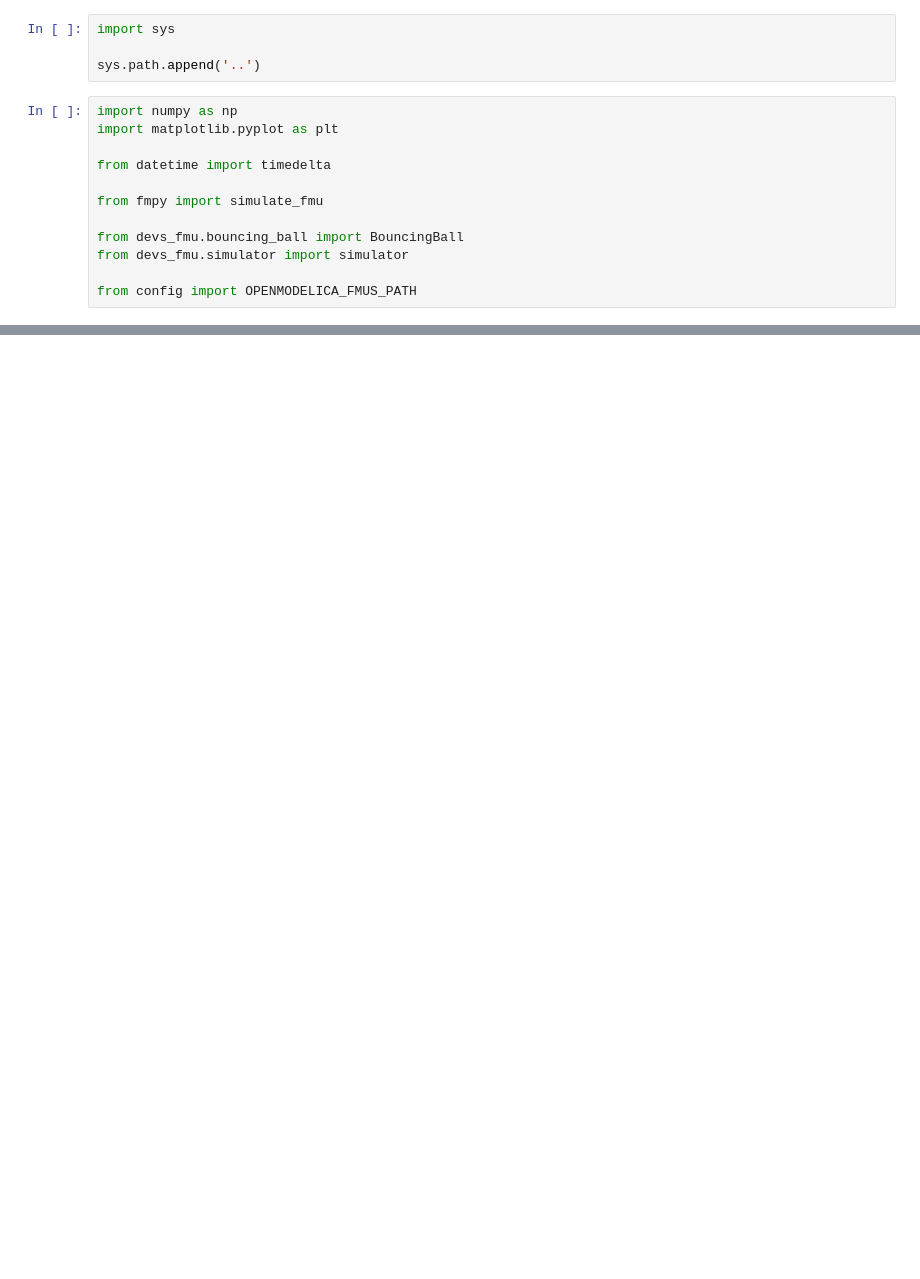
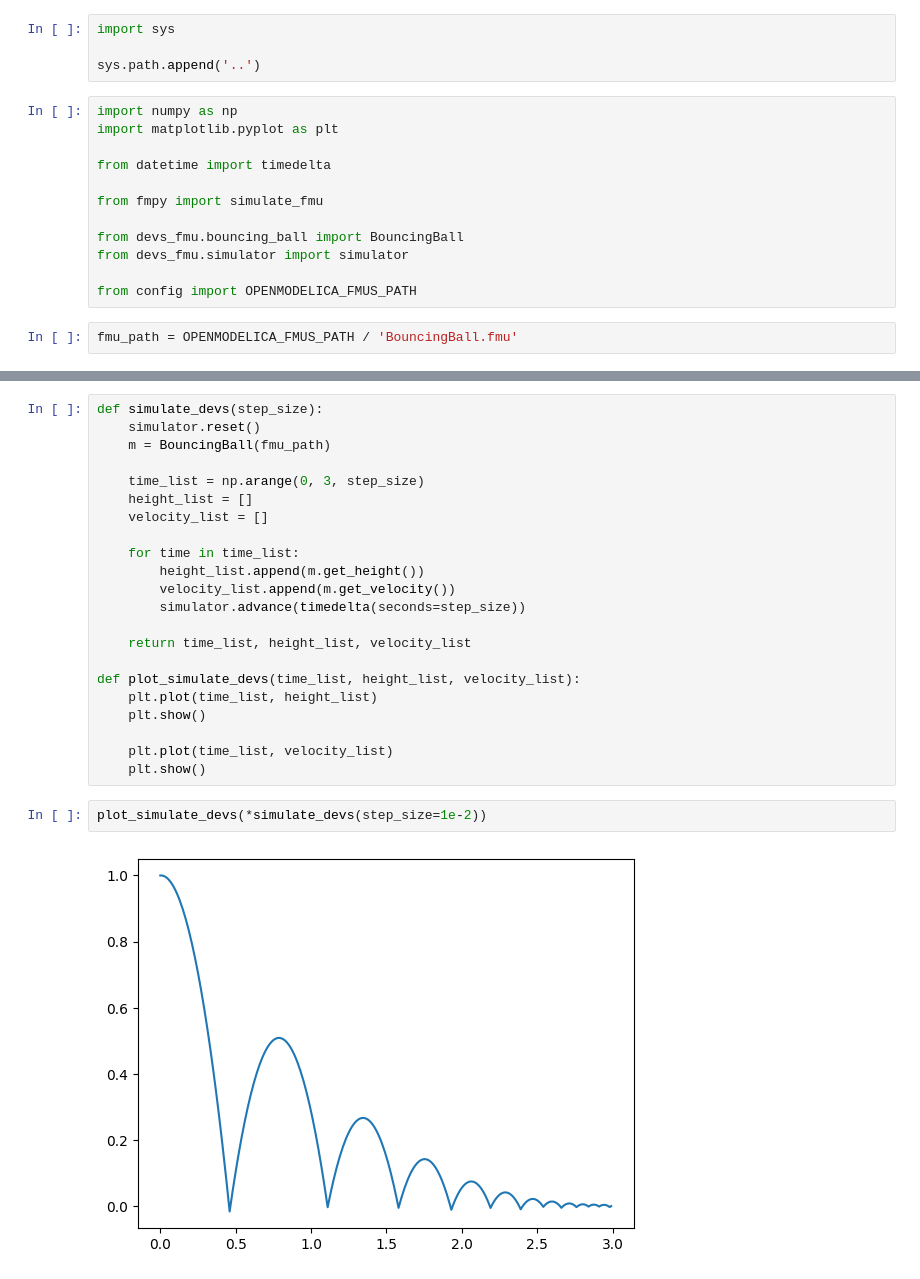
Before and after one commit to lbm98/devs-fmu, a Jupyter notebook: notebooks/openmodelica-fmu.ipynb, the cells around one changed output, grey strips where cells are left out. Cells and saved outputs as stored; diff of their text form; blank space fills up the shorter version.

```diff
--- a/notebooks/openmodelica-fmu.ipynb
+++ b/notebooks/openmodelica-fmu.ipynb
@@ -14,4 +14,6 @@ from devs_fmu.bouncing_ball import BouncingBall
 from devs_fmu.simulator import simulator
 
 from config import OPENMODELICA_FMUS_PATH
+# %%
+fmu_path = OPENMODELICA_FMUS_PATH / 'BouncingBall.fmu'
 # %%
@@ -47,0 +48,26 @@ plot_default_simulation(simulate_default())
+# %%
+def simulate_devs(step_size):
+    simulator.reset()
+    m = BouncingBall(fmu_path)
+
+    time_list = np.arange(0, 3, step_size)
+    height_list = []
+    velocity_list = []
+
+    for time in time_list:
+        height_list.append(m.get_height())
+        velocity_list.append(m.get_velocity())
+        simulator.advance(timedelta(seconds=step_size))
+
+    return time_list, height_list, velocity_list
+
+def plot_simulate_devs(time_list, height_list, velocity_list):
+    plt.plot(time_list, height_list)
+    plt.show()
+
+    plt.plot(time_list, velocity_list)
+    plt.show()
+# %%
+plot_simulate_devs(*simulate_devs(step_size=1e-2))
+# %% [output]
+[figure, added]
```
Also changed, not shown: parts of 5 cells of this notebook, 4 other files.
